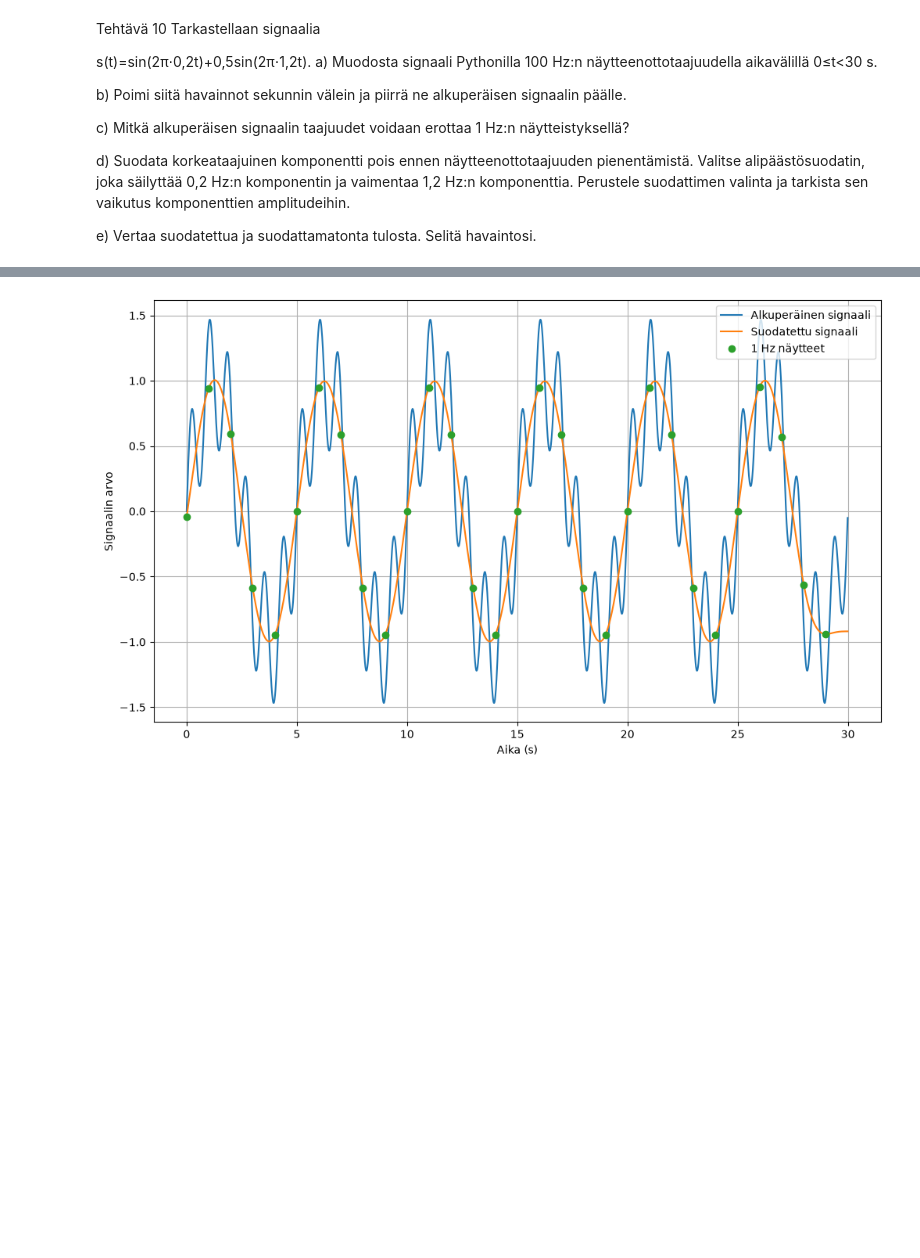
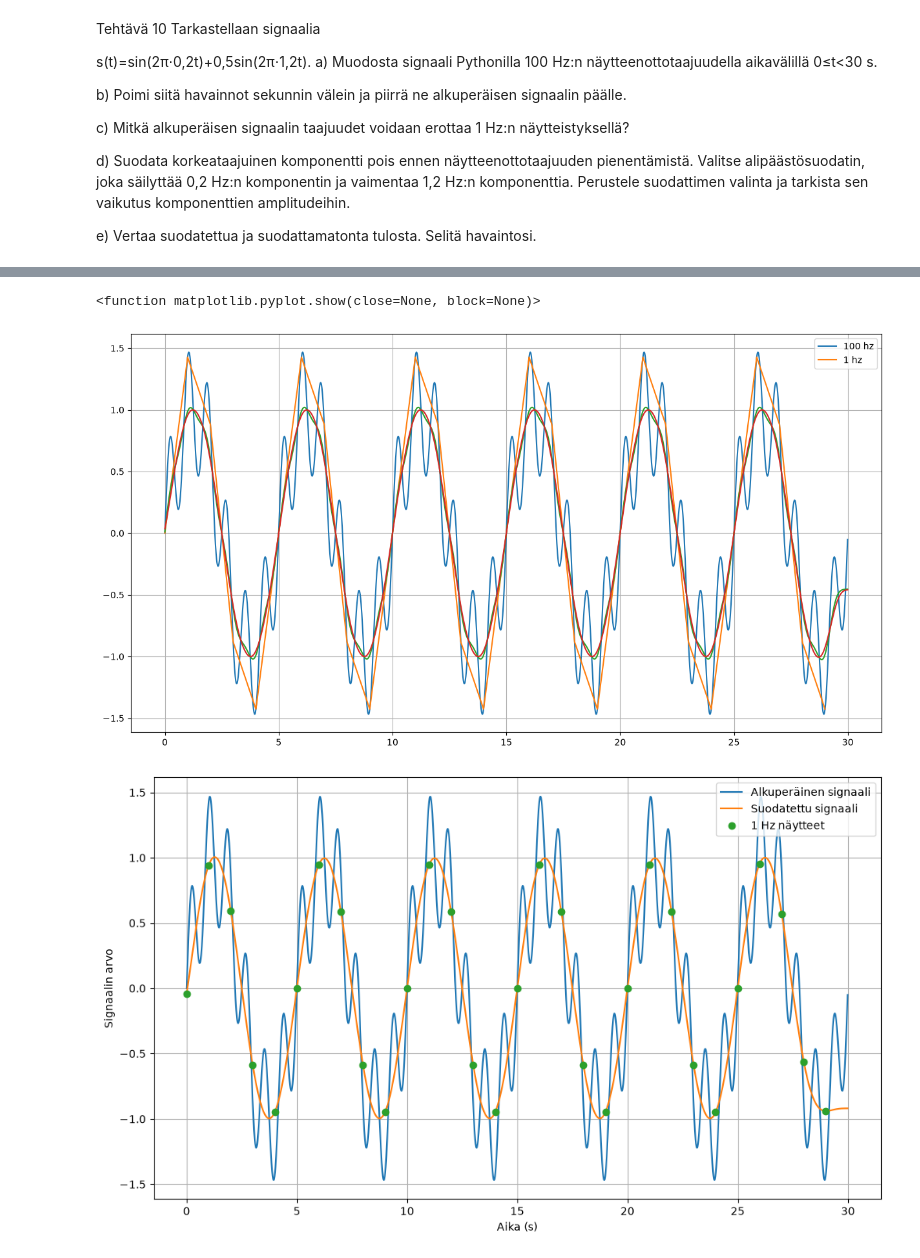
Before and after one commit to Tkarsikas/Soveltava_matematiikka_ja_fysiikka_ohjelmoinnissa_2026, a Jupyter notebook: week3/Harjoitus10.ipynb, the cells around one changed output, grey strips where cells are left out. Saved outputs shown, nothing was run; the diff lists cells and outputs as text; code cells hidden in the pictures; blank space fills up the shorter version.

```diff
--- a/week3/Harjoitus10.ipynb
+++ b/week3/Harjoitus10.ipynb
@@ -50,2 +58,45 @@ plt.show
 [figure]
+# %%
+from scipy.signal import butter, filtfilt, sosfiltfilt
+
+def butter_lowpass_filter(data, cutoff, fs, nyq, order):
+    normal_cutoff = cutoff / nyq
+    # Get the filter coefficients
+    b, a = butter(order, normal_cutoff, btype='low', analog=False)
+    y = filtfilt(b, a, data)
+    return y
+
+def butter_highpass_filter(data, cutoff, fs, nyq, order):
+    normal_cutoff = cutoff / nyq
+    # Get the filter coefficients
+    b, a = butter(order, normal_cutoff, btype='high', analog=False)
+    y = filtfilt(b, a, data)
+    return y
+# %%
+#filttereiden parametrit
+T= t_end - t_start #koko datan pituus
+n = len(s) #Datapisteiden lukumäärä eli 3000
+fs = f_s #datapisteiden lukumäärä 100
+nyq = fs/2 #nyqvistin taajuus
+order = 3 #kertaluku
+cutoff = 0.8 #Cutt-off taajuus
+# %%
+#filtteröidään funktio ja piirretään kuvaajat alkuperäisestä ja suodatetusta
+s_filtered = butter_lowpass_filter(s, cutoff, fs, nyq, order) #suodatettu signaali
+s_filteredd = butter_lowpass_filter(s_filtered, cutoff, fs, nyq, order)
+
+plt.figure(figsize=(15,8))
+
+
+plt.plot(t, s, label="100 hz")
+plt.plot(t_1, s_1, label="1 hz")
+
+plt.plot(t, s_filtered)
+plt.plot(t, s_filteredd)
+plt.legend()
+plt.grid()
+plt.show
+# %% [output]
+<function matplotlib.pyplot.show(close=None, block=None)>
+[figure, added]
 # %%
```
Also changed, not shown: parts of 2 cells of this notebook, 1 other file.
